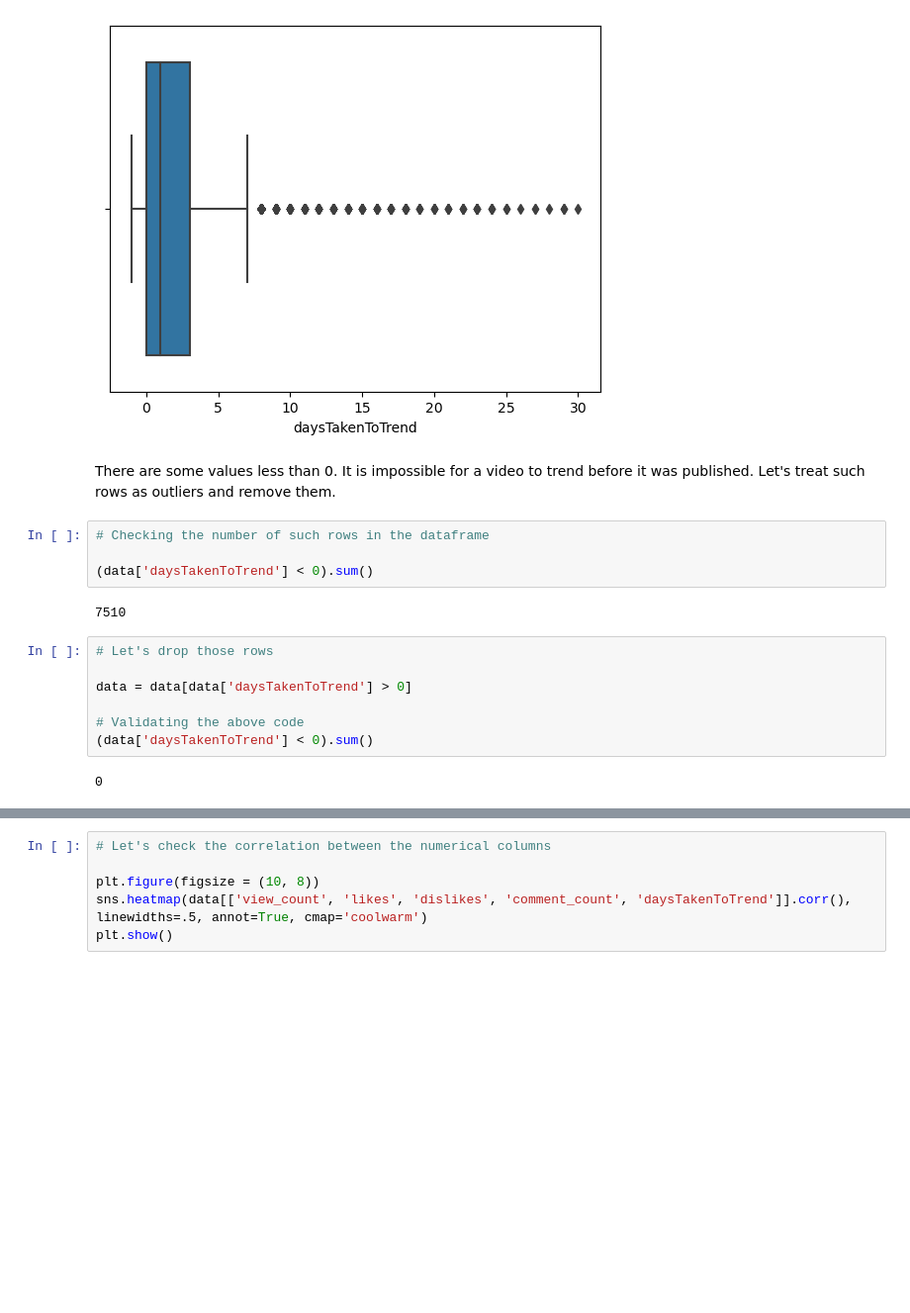
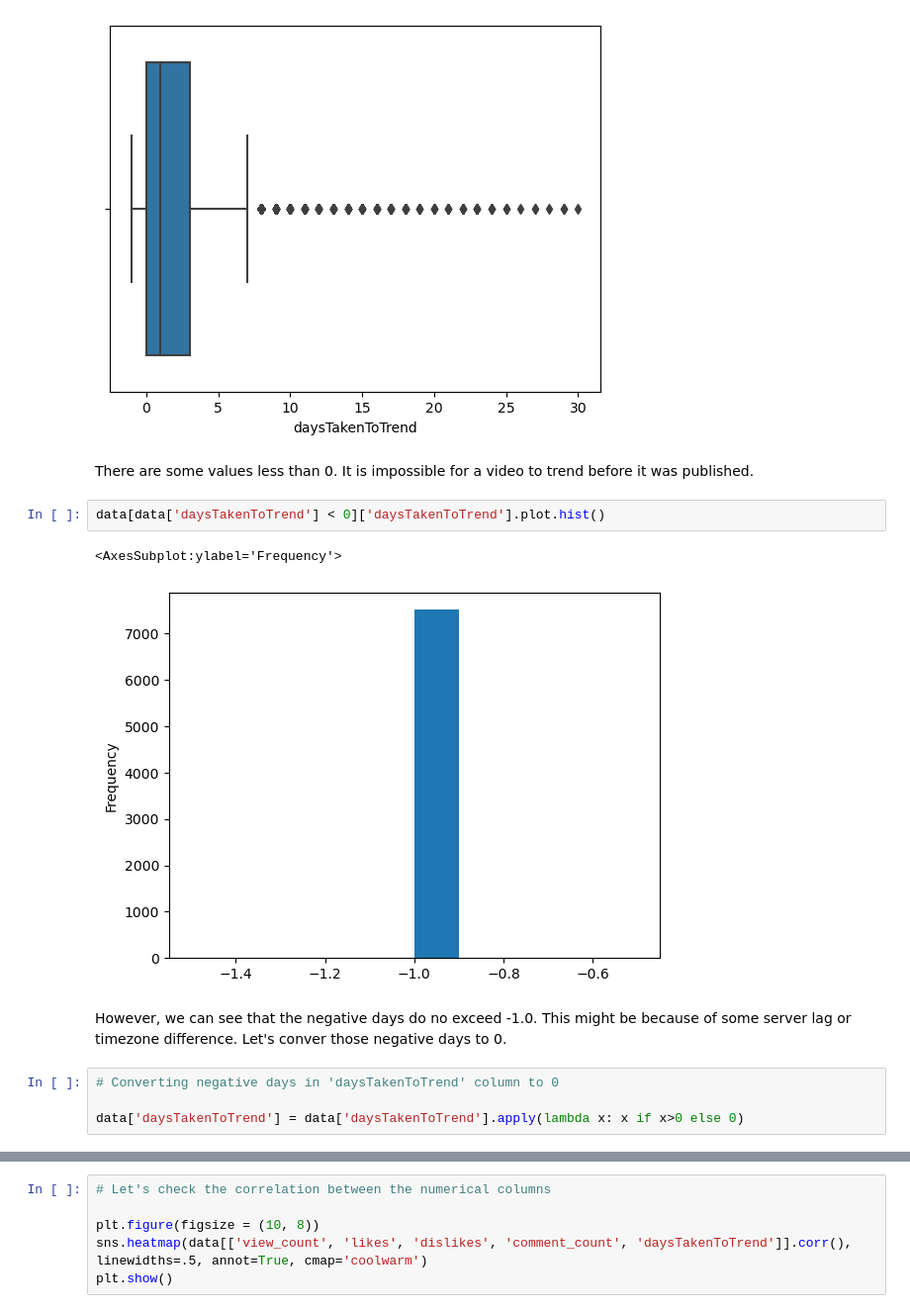
Before and after one commit to VamshiKrishna-1/Youtube_Video_Analysis_and_Prediction, a Jupyter notebook: FinalProject606.ipynb, the cells around one changed output, grey strips where cells are left out. Shown: that part at 99% size. Cells and saved outputs as stored; diff of their text form; blank space fills up the shorter version.

```diff
--- a/FinalProject606.ipynb
+++ b/FinalProject606.ipynb
@@ -212,22 +210,18 @@ plt.show()
 # %% [output]
 [figure]
 # %% [markdown]
-There are some values less than 0. It is impossible for a video to trend before it was published. Let's treat such rows as outliers and remove them.
+There are some values less than 0. It is impossible for a video to trend before it was published.
+# %%
+data[data['daysTakenToTrend'] < 0]['daysTakenToTrend'].plot.hist()
+# %% [output]
+<AxesSubplot:ylabel='Frequency'>
+[figure, added]
+# %% [markdown]
+However, we can see that the negative days do no exceed -1.0. This might be because of some server lag or timezone difference. Let's conver those negative days to 0.
 # %%
-# Checking the number of such rows in the dataframe
+# Converting negative days in 'daysTakenToTrend' column to 0
 
-(data['daysTakenToTrend'] < 0).sum()
+data['daysTakenToTrend'] = data['daysTakenToTrend'].apply(lambda x: x if x>0 else 0)
-# %% [output]
-7510
-# %%
-# Let's drop those rows
-
-data = data[data['daysTakenToTrend'] > 0]
-
-# Validating the above code
-(data['daysTakenToTrend'] < 0).sum()
-# %% [output]
-0
 # %%
 # Plotting boxplot after the changes
 
```
Also changed, not shown: parts of 11 cells of this notebook, 1 other file.
